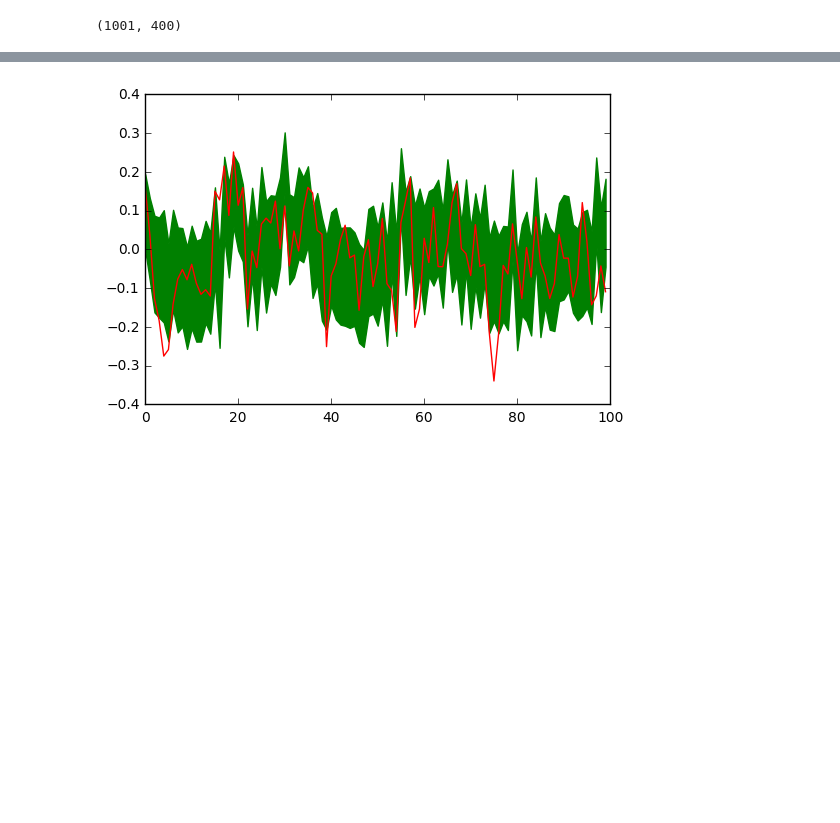
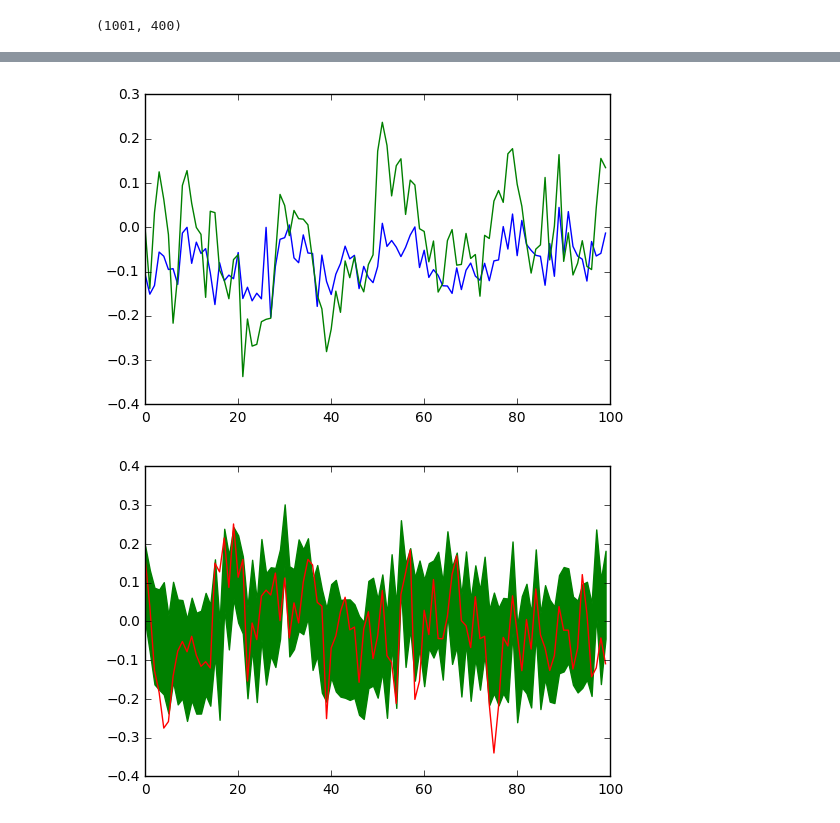
Before and after one commit to npetrenko/ParticleFilter, a Jupyter notebook: ParticleFilter_theano.ipynb, the cells around one changed output, grey strips where cells are left out. Saved outputs shown, nothing was run; the diff lists cells and outputs as text; code cells hidden in the pictures; blank space fills up the shorter version.

```diff
--- a/ParticleFilter_theano.ipynb
+++ b/ParticleFilter_theano.ipynb
@@ -137,3 +209,9 @@ plt.show()
+# %%
+plt.plot(np.mean(smm[-100:],axis=1))
+plt.plot(latent[-100:])
+plt.show()
+# %% [output]
+[figure, added]
 # %%
 #plt.plot(filtered[-100:])
 plt.fill_between(range(100),filt_distrib[-100:,30],filt_distrib[-100:,-30],color='green')
```
Also changed, not shown: parts of 30 cells of this notebook.
